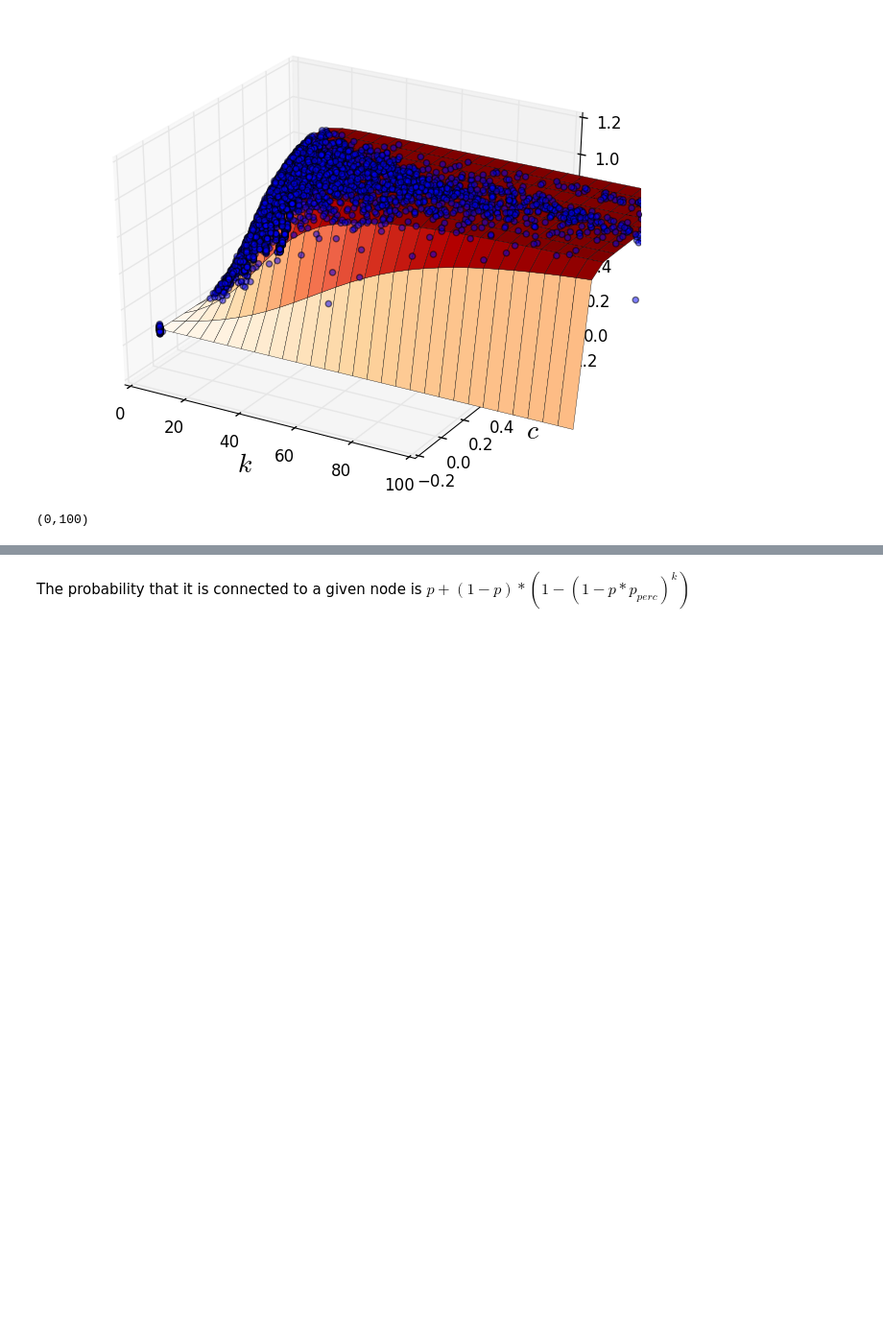
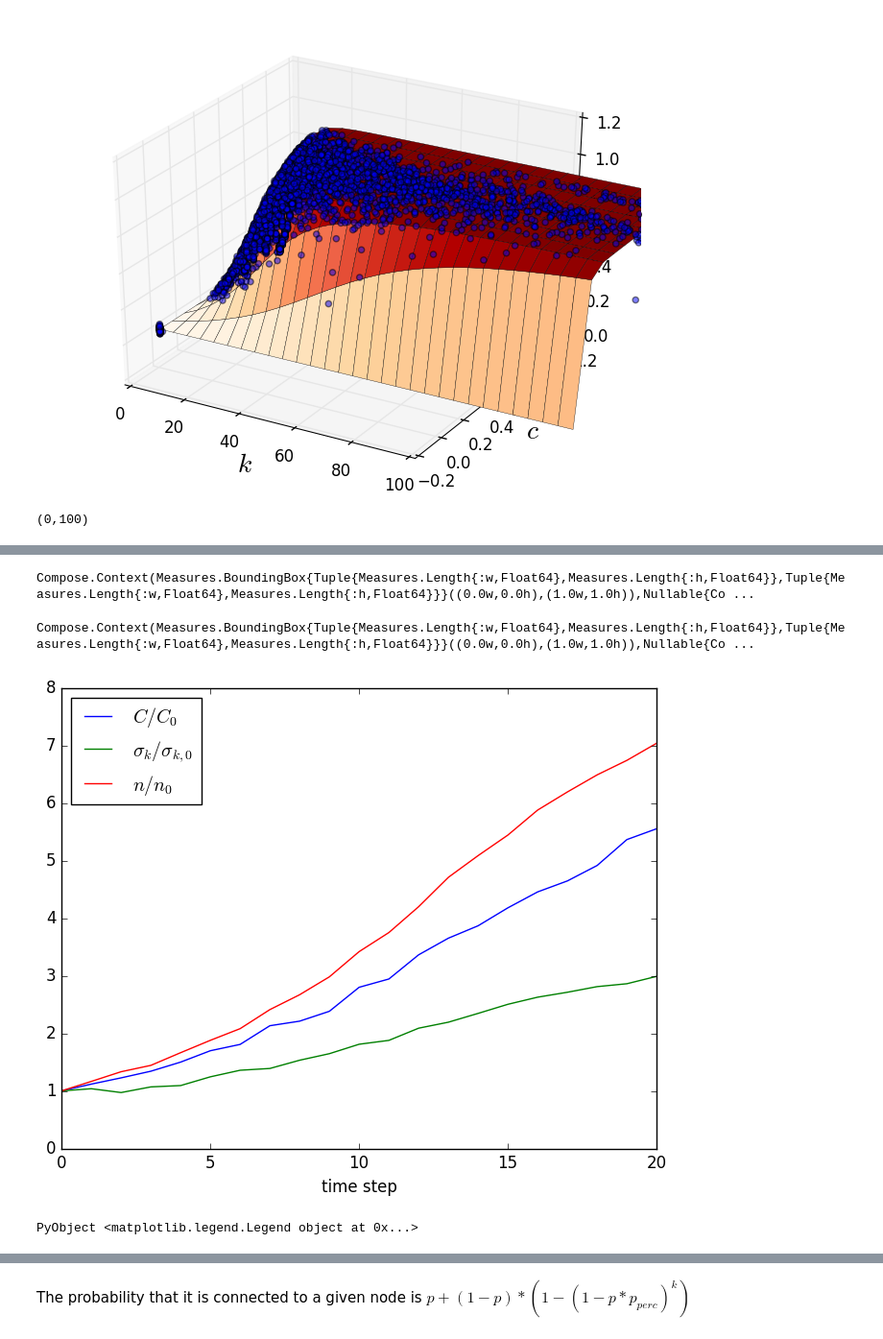
Before and after one commit to jnkh/indirect-rec, a Jupyter notebook: src/ReputationDiffusionClose.ipynb, the cells around one changed output, grey strips where cells are left out. Shown at 96% size. Cells and saved outputs as stored; diff of their text form; code cells hidden in the pictures; blank space fills up the shorter version.

```diff
--- a/src/ReputationDiffusionClose.ipynb
+++ b/src/ReputationDiffusionClose.ipynb
@@ -319,0 +310,36 @@ xlim([0,100])
+# %%
+N = 400
+k = 10
+g = GraphCreation.create_graph(N,k,:erdos_renyi,C)
+g_orig = copy(g)
+
+p = 0.5
+b_c_ratio = 2
+num_trials = 100
+num_iters = 20
+
+c_m = zeros(num_iters+1)
+n_m = zeros(num_iters+1)
+k_std = zeros(num_iters+1)
+
+cs,ks,ns = get_cs_ks_ns(g)
+ks_orig = ks
+cs_orig = cs
+ns_orig = ns
+c_m[1] = mean(cs)
+n_m[1] = mean(ns)
+k_std[1] = std(ks)
+
+
+for i = 1:num_iters
+    g,num_removed = remove_edges_according_to_reputation(g,p,b_c_ratio,num_trials)
+    add_random_edges(g,num_removed)
+    cs,ks,ns = get_cs_ks_ns(g)
+    c_m[1+i] = mean(cs)
+    n_m[1+i] = mean(ns)
+    k_std[1+i] = std(ks)
+end
+
+ks_end = ks
+cs_end = cs
+ns_end = ns
@@ -319,0 +406,24 @@ xlim([0,100])
+# %%
+using GraphPlot
+gplot(g_orig)
+# %% [output]
+Compose.Context(Measures.BoundingBox{Tuple{Measures.Length{:w,Float64},Measures.Length{:h,Float64}},Tuple{Measures.Length{:w,Float64},Measures.Length{:h,Float64}}}((0.0w,0.0h),(1.0w,1.0h)),Nullable{Co ...
+# %%
+using Colors
+h,_ = induced_subgraph(g,vertices(g)[degree(g) .> 0])
+# nodesize = (1*mean(degree(g))+degree(g))
+# nodefillc = [RGBA(0.2,0.5,0.2,rand()0.3+(degree(g,i))/maximum(degree(g))) for i in 1:nv(g)]
+# nodefillc = [RGBA(0.2,0.5,0.2,0.001*rand()+0.3) for i in 1:nv(g)]
+# gplot(g,layout=spring_layout,nodefillc=nodefillc,NODESIZE=0.1,nodesize=nodesize)
+gplot(h)
+# %% [output]
+Compose.Context(Measures.BoundingBox{Tuple{Measures.Length{:w,Float64},Measures.Length{:h,Float64}},Tuple{Measures.Length{:w,Float64},Measures.Length{:h,Float64}}}((0.0w,0.0h),(1.0w,1.0h)),Nullable{Co ...
+# %%
+plot(c_m/c_m[1],label=L"C/C_0")
+plot(k_std/k_std[1],label=L"\sigma_k / \sigma_{k,0}")
+plot(n_m/n_m[1],label=L"n/n_0")
+xlabel("time step")
+legend(loc="best")
+# %% [output]
+[figure, added]
+PyObject <matplotlib.legend.Legend object at 0x...>
```
Also changed, not shown: parts of 19 cells of this notebook, 2 other files.
